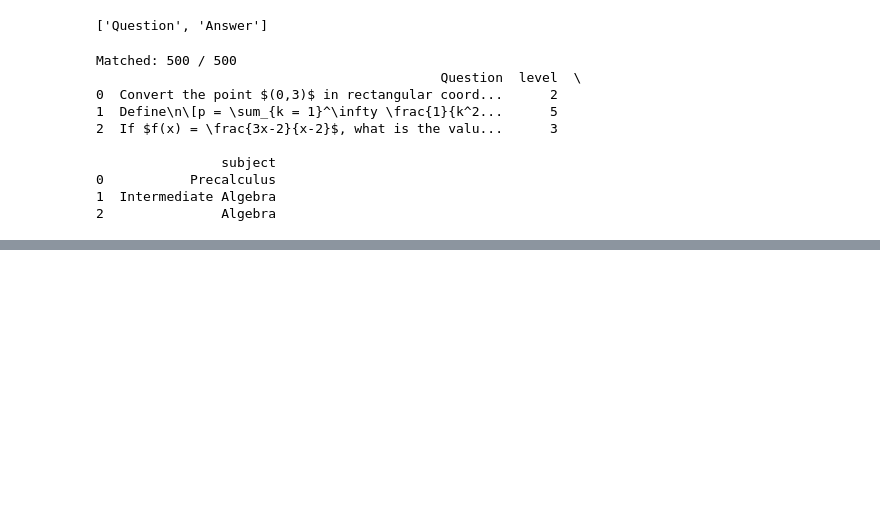
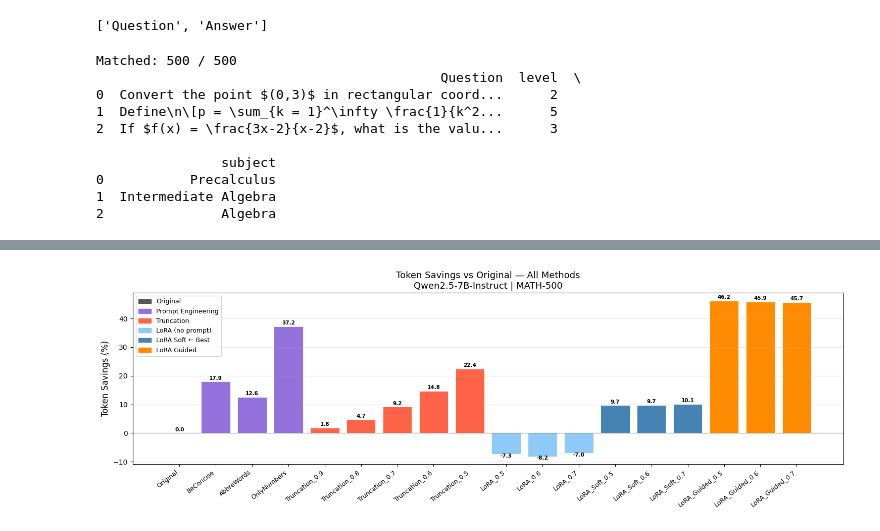
Before and after one commit to vybhav72954/tokenship, a Jupyter notebook: tokenship-math500-qwen2.5.ipynb, the cells around one changed output, grey strips where cells are left out. Saved outputs shown, nothing was run; the diff lists cells and outputs as text; code cells hidden in the pictures; blank space fills up the shorter version.

```diff
--- a/tokenship-math500-qwen2.5.ipynb
+++ b/tokenship-math500-qwen2.5.ipynb
@@ -604,0 +792,9 @@ Passing `palette` without assigning `hue` is deprecated and will be removed in v
+# %%
+ORIG_AVG_TOKENS = 557.91
+ADAPTER_INPUT   = "/kaggle/input/datasets/vybhavchaturvedi/tokenskip-lora-adapters-qwen2-5"
+EVAL_BATCH_SIZE = 64  # resolves the EVAL_BATCH_SIZE NameError
+
+for ratio in [0.5, 0.6, 0.7]:
+    path = f"{ADAPTER_INPUT}/qwen_lora_ratio_{ratio:.1f}"
+    exists = os.path.exists(path)
+    print(f"ratio={ratio}  →  {path}  {'mil gya' if exists else 'nhi mila'}")
@@ -604,0 +1034,19 @@ Passing `palette` without assigning `hue` is deprecated and will be removed in v
+# %%
+fig, ax = plt.subplots(figsize=(15, 5))
+bars = ax.bar(range(len(bar_df)), bar_df['Token Savings (%)'], color=bar_colors, edgecolor='white', linewidth=0.6)
+ax.axhline(0, linestyle='-', color='gray', lw=0.8)
+ax.set_xticks(range(len(bar_df)))
+ax.set_xticklabels(bar_df.index, rotation=38, ha='right', fontsize=9)
+ax.set_ylabel('Token Savings (%)', fontsize=12)
+ax.set_title('Token Savings vs Original — All Methods\nQwen2.5-7B-Instruct | MATH-500', fontsize=13)
+for bar, val in zip(bars, bar_df['Token Savings (%)']):
+    ypos = bar.get_height() + 0.3 if val >= 0 else bar.get_height() - 1.5
+    ax.text(bar.get_x() + bar.get_width()/2, ypos,
+            f'{val:.1f}', ha='center', va='bottom', fontsize=7.5, fontweight='bold')
+ax.legend(handles=legend_elements, fontsize=9)
+ax.grid(axis='y', alpha=0.3)
+plt.tight_layout()
+plt.savefig('/kaggle/working/fig4_token_savings_all_methods.png', dpi=300, bbox_inches='tight')
+plt.show()
+# %% [output]
+[figure, added]
```
Also changed, not shown: parts of 39 cells of this notebook, 15 other files.
